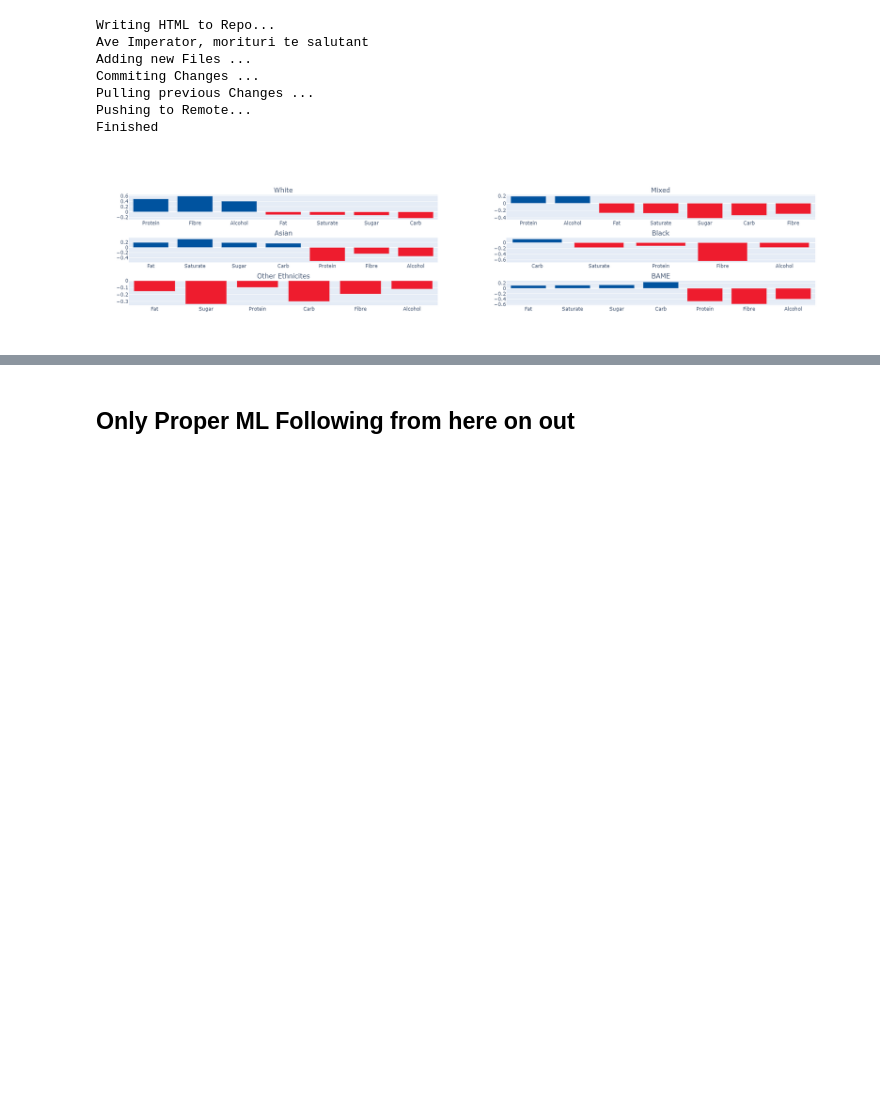
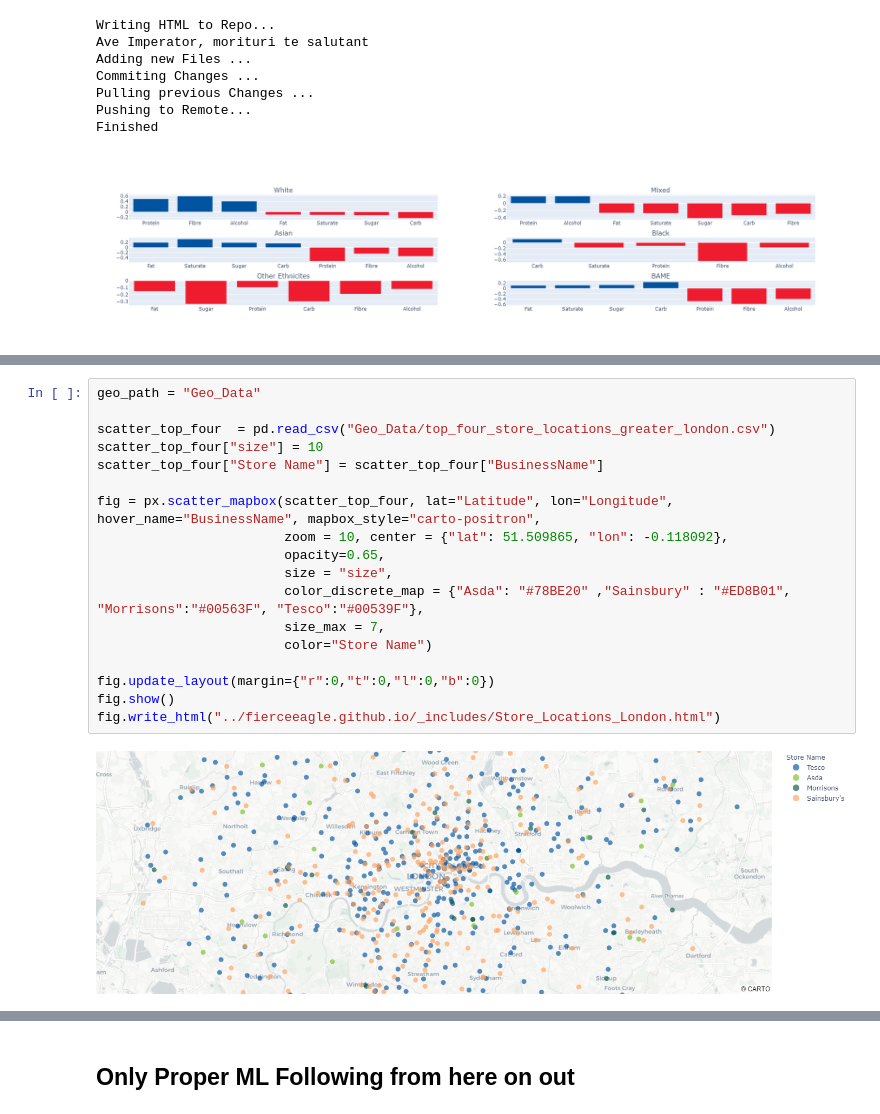
Before and after one commit to epfl-ada/ada-2020-project-milestone-p3-p3_binging_with_babbage, a Jupyter notebook: Project.ipynb, the cells around one changed output, grey strips where cells are left out. Cells and saved outputs as stored; diff of their text form; blank space fills up the shorter version.

Commit message:
Added Store Map Plotting and added Top4 Store Data

```diff
--- a/Project.ipynb
+++ b/Project.ipynb
@@ -1357,3 +1302,23 @@ def three_D_multi_plot_factory(dataframe,x_axis, y_axis, category_z ,quantiles,
+# %%
+geo_path = "Geo_Data"
+
+scatter_top_four  = pd.read_csv("Geo_Data/top_four_store_locations_greater_london.csv")
+scatter_top_four["size"] = 10
+scatter_top_four["Store Name"] = scatter_top_four["BusinessName"]
+
+fig = px.scatter_mapbox(scatter_top_four, lat="Latitude", lon="Longitude", hover_name="BusinessName", mapbox_style="carto-positron",
+                        zoom = 10, center = {"lat": 51.509865, "lon": -0.118092},
+                        opacity=0.65,
+                        size = "size",
+                        color_discrete_map = {"Asda": "#78BE20" ,"Sainsbury" : "#ED8B01", "Morrisons":"#00563F", "Tesco":"#00539F"},
+                        size_max = 7,
+                        color="Store Name")
+
+fig.update_layout(margin={"r":0,"t":0,"l":0,"b":0})
+fig.show()
+fig.write_html("../fierceeagle.github.io/_includes/Store_Locations_London.html")
+# %% [output]
+[figure, added]
 # %%
 rules = rules_association[rules_association.apply(lambda x : True if x["antecedents"].issubset(nutrient_sets) and not x["consequents"].issubset(nutrient_sets) else False, axis = 1)].sort_values(by = "confidence", ascending = False).head(5)
 rules["antecedents"] = rules.apply(lambda x: ''.join([x.capitalize() + "<br>" for x in list(x["antecedents"])]).replace("_high", u" \u21D7").replace("_low", u" \u21D8") , axis = 1)
```
Also changed, not shown: parts of 10 cells of this notebook, 6 other files.
